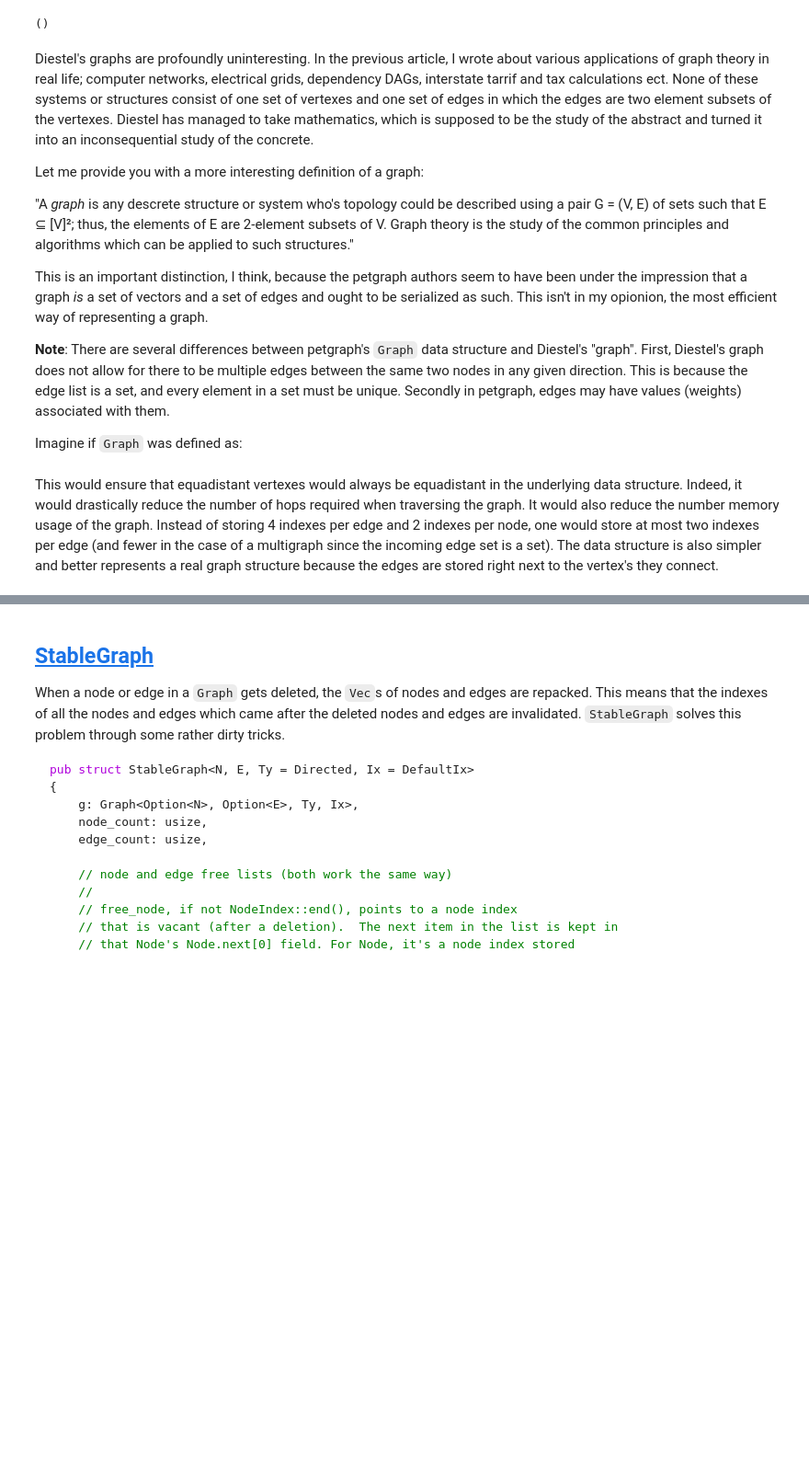
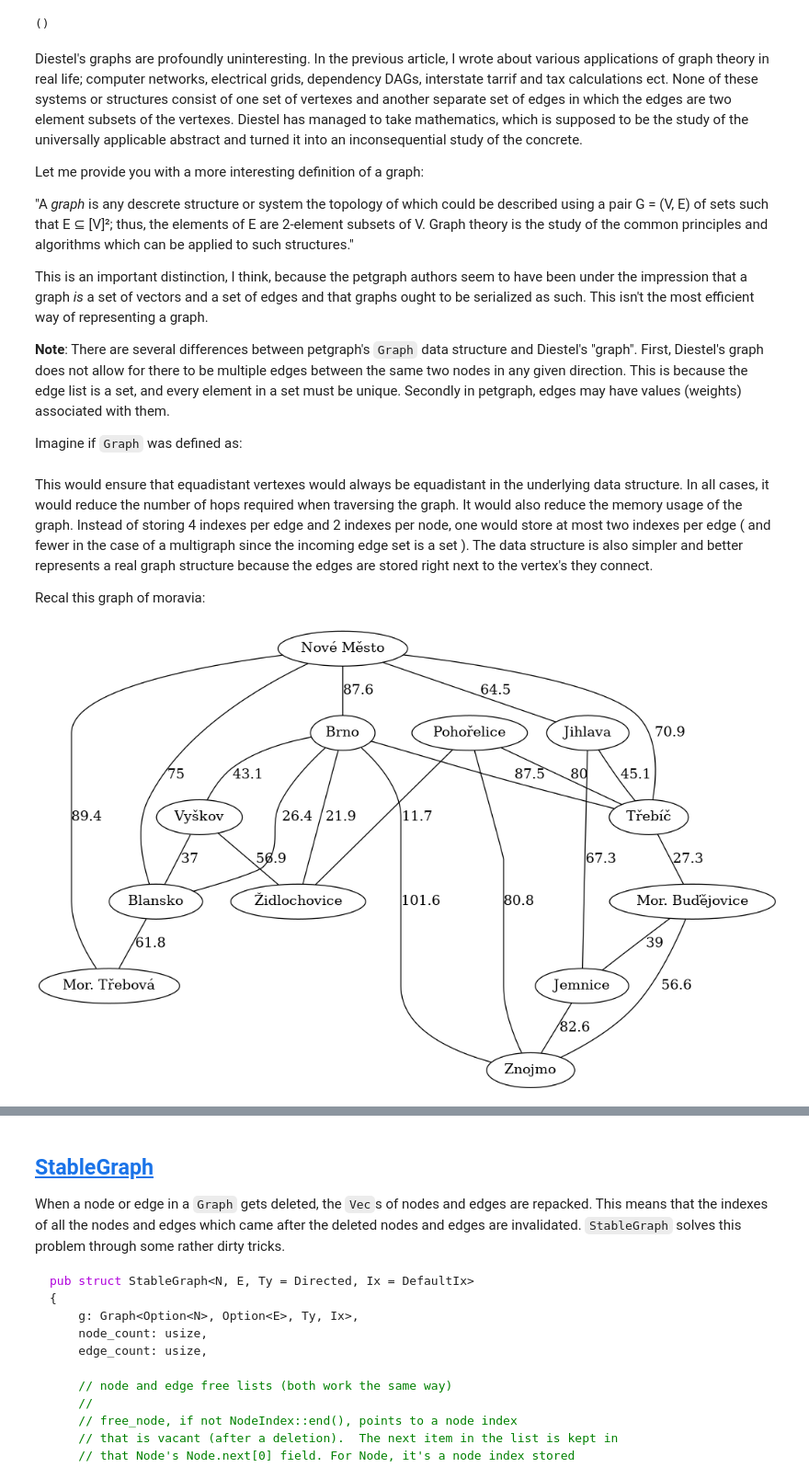
Before and after one commit to timthelion/rust-jupyter, a Jupyter notebook: petgraph-internals.ipynb, the cells around one changed output, grey strips where cells are left out. Shown at 92% size. Cells and saved outputs as stored; diff of their text form; code cells hidden in the pictures; blank space fills up the shorter version.

```diff
--- a/petgraph-internals.ipynb
+++ b/petgraph-internals.ipynb
@@ -321,13 +321,13 @@ Is valid graph? true
 Is valid graph? false
 ()
 # %% [markdown]
-Diestel's graphs are profoundly uninteresting. In the previous article, I wrote about various applications of graph theory in real life; computer networks, electrical grids, dependency DAGs, interstate tarrif and tax calculations ect. None of these systems or structures consist of one set of vertexes and one set of edges in which the edges are two element subsets of the vertexes. Diestel has managed to take mathematics, which is supposed to be the study of the abstract and turned it into an inconsequential study of the concrete.
+Diestel's graphs are profoundly uninteresting. In the previous article, I wrote about various applications of graph theory in real life; computer networks, electrical grids, dependency DAGs, interstate tarrif and tax calculations ect. None of these systems or structures consist of one set of vertexes and another separate set of edges in which the edges are two element subsets of the vertexes. Diestel has managed to take mathematics, which is supposed to be the study of the universally applicable abstract and turned it into an inconsequential study of the concrete.
 
 Let me provide you with a more interesting definition of a graph:
 
-"A *graph* is any descrete structure or system who's topology could be described using a pair G = (V, E) of sets such that E ⊆ \[V\]²; thus, the elements of E are 2-element subsets of V. Graph theory is the study of the common principles and algorithms which can be applied to such structures."
+"A *graph* is any descrete structure or system the topology of which could be described using a pair G = (V, E) of sets such that E ⊆ \[V\]²; thus, the elements of E are 2-element subsets of V. Graph theory is the study of the common principles and algorithms which can be applied to such structures."
 
-This is an important distinction, I think, because the petgraph authors seem to have been under the impression that a graph *is* a set of vectors and a set of edges and ought to be serialized as such. This isn't in my opionion, the most efficient way of representing a graph.
+This is an important distinction, I think, because the petgraph authors seem to have been under the impression that a graph *is* a set of vectors and a set of edges and that graphs ought to be serialized as such. This isn't the most efficient way of representing a graph.
 
 **Note**: There are several differences between petgraph's `Graph` data structure and Diestel's "graph". First, Diestel's graph does not allow for there to be multiple edges between the same two nodes in any given direction. This is because the edge list is a set, and every element in a set must be unique. Secondly in petgraph, edges may have values (weights) associated with them.
 
@@ -348,3 +352,44 @@ pub struct TimNode<N, E, Ix = DefaultIx> {
 }
 # %% [markdown]
-This would ensure that equadistant vertexes would always be equadistant in the underlying data structure. Indeed, it would drastically reduce the number of hops required when traversing the graph. It would also reduce the number memory usage of the graph. Instead of storing 4 indexes per edge and 2 indexes per node, one would store at most two indexes per edge (and fewer in the case of a multigraph since the incoming edge set is a set). The data structure is also simpler and better represents a real graph structure because the edges are stored right next to the vertex's they connect.
+This would ensure that equadistant vertexes would always be equadistant in the underlying data structure. In all cases, it would reduce the number of hops required when traversing the graph. It would also reduce the memory usage of the graph. Instead of storing 4 indexes per edge and 2 indexes per node, one would store at most two indexes per edge ( and fewer in the case of a multigraph since the incoming edge set is a set ). The data structure is also simpler and better represents a real graph structure because the edges are stored right next to the vertex's they connect.
+
+Recal this graph of moravia:
+# %%
+let mut moravia : Graph<&str, f32, petgraph::Undirected> = Graph::new_undirected();
+let brno = moravia.add_node("Brno");
+let zdlch = moravia.add_node("Židlochovice");
+let pohor = moravia.add_node("Pohořelice");
+let vysko = moravia.add_node("Vyškov");
+let blansk = moravia.add_node("Blansko");
+let trebic = moravia.add_node("Třebíč");
+let mbud = moravia.add_node("Mor. Buďějovice");
+let jihl = moravia.add_node("Jihlava");
+let jemn = moravia.add_node("Jemnice");
+let znojmo = moravia.add_node("Znojmo");
+let novmest = moravia.add_node("Nové Město");
+let mtreb = moravia.add_node("Mor. Třebová");
+moravia.add_edge(brno, trebic, 87.5);
+moravia.add_edge(brno, zdlch, 21.9);
+moravia.add_edge(brno, vysko, 43.1);
+moravia.add_edge(brno, blansk, 26.4);
+moravia.add_edge(pohor, zdlch, 11.7);
+moravia.add_edge(pohor, trebic, 80.0);
+moravia.add_edge(blansk, mtreb, 61.8);
+moravia.add_edge(trebic, mbud, 27.3);
+moravia.add_edge(mbud, znojmo, 56.6);
+moravia.add_edge(brno, znojmo, 101.6);
+moravia.add_edge(mbud, jemn, 39.0);
+moravia.add_edge(jihl, trebic, 45.1);
+moravia.add_edge(jihl, jemn, 67.3);
+moravia.add_edge(jemn, znojmo, 82.6);
+moravia.add_edge(pohor, znojmo, 80.8);
+moravia.add_edge(novmest, jihl, 64.5);
+moravia.add_edge(novmest, brno, 87.6);
+moravia.add_edge(novmest, trebic, 70.9);
+moravia.add_edge(novmest, blansk, 75.0);
+moravia.add_edge(novmest, mtreb, 89.4);
+moravia.add_edge(vysko, blansk, 37.0);
+moravia.add_edge(vysko, zdlch, 56.9);
+draw_graph(&moravia);
+# %% [output]
+[figure, added]
```
Also changed, not shown: parts of 6 cells of this notebook.
